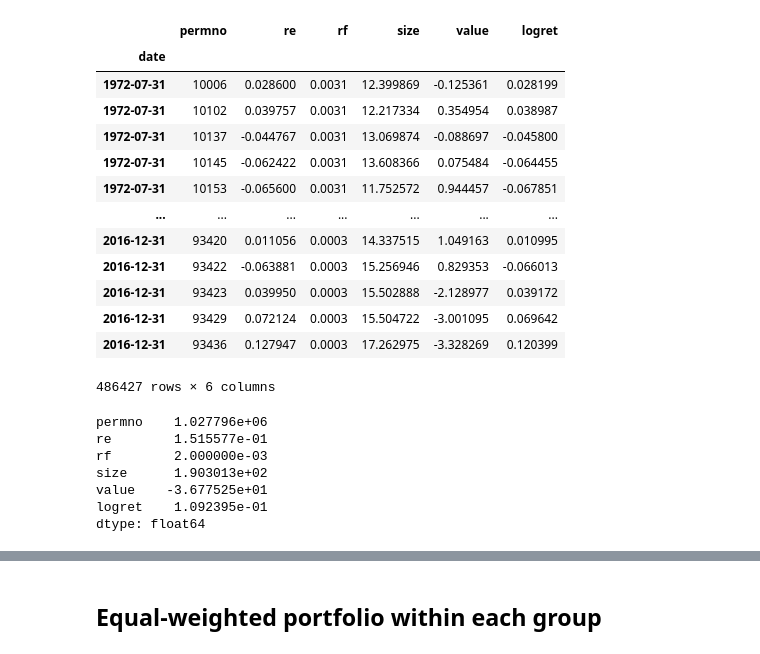
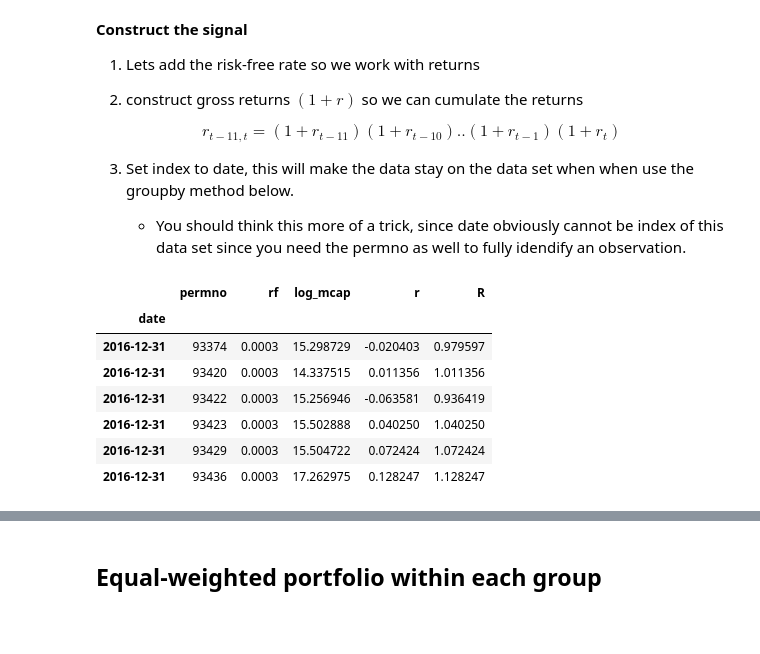
Before and after one commit to amoreira2/Lectures, a Jupyter notebook: chapters/Finance/Notebook6B_Momentum.ipynb, the cells around one changed output, grey strips where cells are left out. Cells and saved outputs as stored; diff of their text form; code cells hidden in the pictures; blank space fills up the shorter version.

```diff
--- a/chapters/Finance/Notebook6B_Momentum.ipynb
+++ b/chapters/Finance/Notebook6B_Momentum.ipynb
@@ -93,0 +86,10 @@ temp.tail(12)
+# %%
+#load our data
+url = "https://www.dropbox.com/s/lyvzy649na6p8su/value_characteristic.csv?dl=1"
+parser = lambda date: pd.to_datetime(date,format='%m%y')
+Data = pd.read_csv(url,parse_dates=[0])
+# This simply shits the date to be in an end of month basis
+Data.date=Data.date+pd.tseries.offsets.MonthEnd()
+Data.rename(columns={'size':'log_mcap'},inplace=True)
+Data=Data.drop(columns=['value'])
+Data.tail(5)
@@ -94,30 +110,31 @@ temp.tail(12)
+# %% [markdown]
+**Construct the signal**
+
+
+
+1. Lets add the risk-free rate so we work with returns
+
+2. construct gross returns $(1+r)$ so we can cumulate the returns
+
+$$r_{t-11,t}=(1+r_{t-11})(1+r_{t-10})..(1+r_{t-1})(1+r_{t})$$
+
+
+3. Set index to date, this will make the data stay on the data set when when use the groupby method below.
+
+    - You should think this more of a trick, since date obviously cannot be index of this data set since you need the permno as well to fully idendify an observation.
 # %%
 df=Data.copy()
-df['logret']=np.log(df['re']+1)
-df.set_index('date',inplace=True)
-df
+df['r']=df.re+df.rf
+del df['re']
+df['R']=(df['r']+1)
+df=df.set_index(['date'])
+df.tail(6)
 # %% [output]
-|  | permno | re | rf | size | value | logret |
-| date |  |  |  |  |  |  |
-| 1972-07-31 | 10006 | 0.028600 | 0.0031 | 12.399869 | -0.125361 | 0.028199 |
-| 1972-07-31 | 10102 | 0.039757 | 0.0031 | 12.217334 | 0.354954 | 0.038987 |
-| 1972-07-31 | 10137 | -0.044767 | 0.0031 | 13.069874 | -0.088697 | -0.045800 |
-| 1972-07-31 | 10145 | -0.062422 | 0.0031 | 13.608366 | 0.075484 | -0.064455 |
-| 1972-07-31 | 10153 | -0.065600 | 0.0031 | 11.752572 | 0.944457 | -0.067851 |
-| ... | ... | ... | ... | ... | ... | ... |
-| 2016-12-31 | 93420 | 0.011056 | 0.0003 | 14.337515 | 1.049163 | 0.010995 |
-| 2016-12-31 | 93422 | -0.063881 | 0.0003 | 15.256946 | 0.829353 | -0.066013 |
-| 2016-12-31 | 93423 | 0.039950 | 0.0003 | 15.502888 | -2.128977 | 0.039172 |
-| 2016-12-31 | 93429 | 0.072124 | 0.0003 | 15.504722 | -3.001095 | 0.069642 |
-| 2016-12-31 | 93436 | 0.127947 | 0.0003 | 17.262975 | -3.328269 | 0.120399 |
+|  | permno | rf | log_mcap | r | R |
+| date |  |  |  |  |  |
+| 2016-12-31 | 93374 | 0.0003 | 15.298729 | -0.020403 | 0.979597 |
+| 2016-12-31 | 93420 | 0.0003 | 14.337515 | 0.011356 | 1.011356 |
+| 2016-12-31 | 93422 | 0.0003 | 15.256946 | -0.063581 | 0.936419 |
+| 2016-12-31 | 93423 | 0.0003 | 15.502888 | 0.040250 | 1.040250 |
+| 2016-12-31 | 93429 | 0.0003 | 15.504722 | 0.072424 | 1.072424 |
+| 2016-12-31 | 93436 | 0.0003 | 17.262975 | 0.128247 | 1.128247 |
-486427 rows × 6 columns
-# %%
-df[df.permno==93436].tail(11).sum()
-# %% [output]
-permno    1.027796e+06
-re        1.515577e-01
-rf        2.000000e-03
-size      1.903013e+02
-value    -3.677525e+01
-logret    1.092395e-01
-dtype: float64
```
Also changed, not shown: parts of 33 cells of this notebook, 2 other files.
